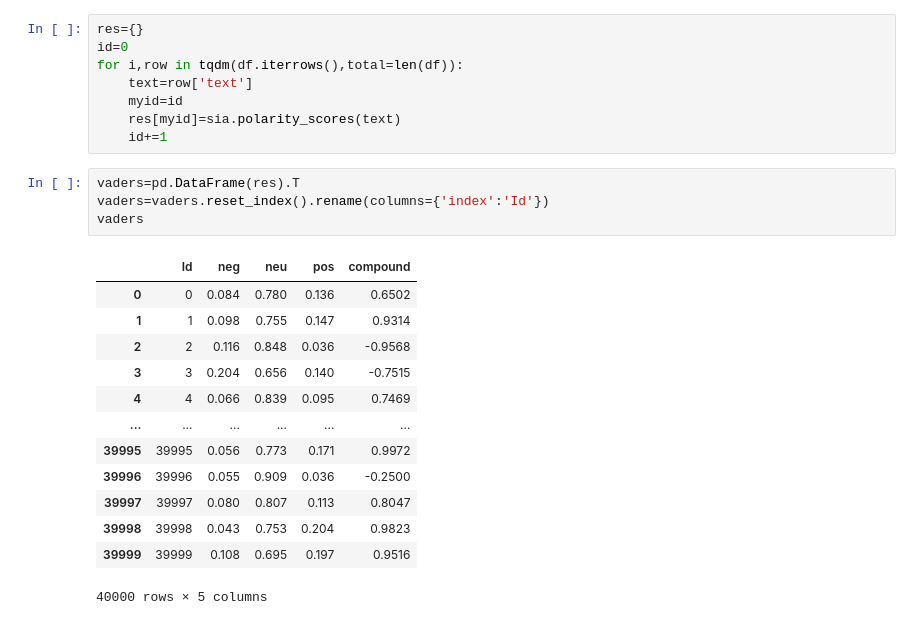
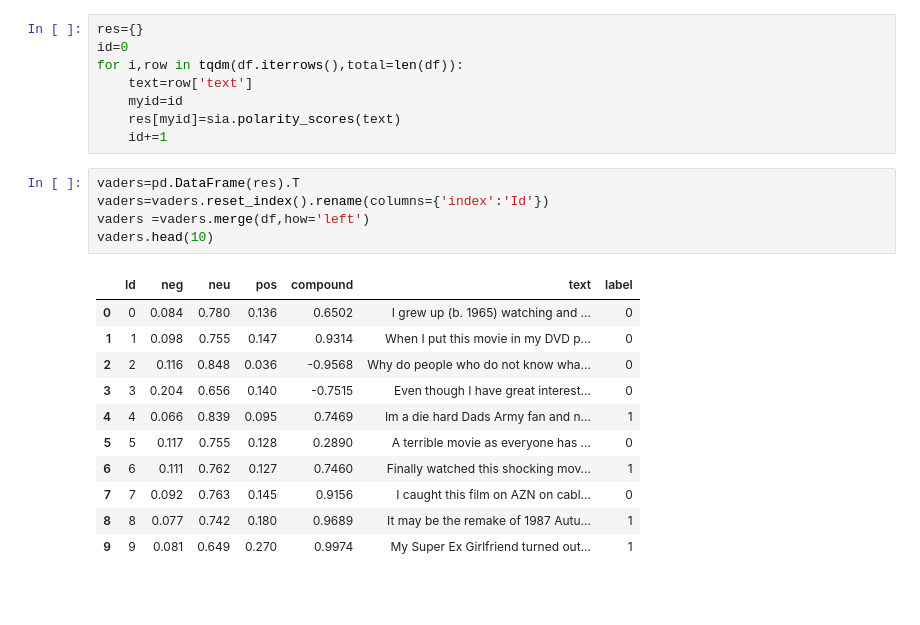
Before and after one commit to tommf00/Data-Science-Portfolio, a Jupyter notebook: Sentiment Analysis IMDB/sentiment_analysis_imdb.ipynb, the cells around one changed output. Drawn from its saved outputs; the diff is of its cells as text; blank space fills up the shorter version.

```diff
--- a/Sentiment Analysis IMDB/sentiment_analysis_imdb.ipynb
+++ b/Sentiment Analysis IMDB/sentiment_analysis_imdb.ipynb
@@ -134,18 +135,17 @@ for i,row in tqdm(df.iterrows(),total=len(df)):
 # %%
 vaders=pd.DataFrame(res).T
 vaders=vaders.reset_index().rename(columns={'index':'Id'})
-vaders
+vaders =vaders.merge(df,how='left')
+vaders.head(10)
 # %% [output]
-|  | Id | neg | neu | pos | compound |
-| 0 | 0 | 0.084 | 0.780 | 0.136 | 0.6502 |
-| 1 | 1 | 0.098 | 0.755 | 0.147 | 0.9314 |
-| 2 | 2 | 0.116 | 0.848 | 0.036 | -0.9568 |
-| 3 | 3 | 0.204 | 0.656 | 0.140 | -0.7515 |
-| 4 | 4 | 0.066 | 0.839 | 0.095 | 0.7469 |
-| ... | ... | ... | ... | ... | ... |
-| 39995 | 39995 | 0.056 | 0.773 | 0.171 | 0.9972 |
-| 39996 | 39996 | 0.055 | 0.909 | 0.036 | -0.2500 |
-| 39997 | 39997 | 0.080 | 0.807 | 0.113 | 0.8047 |
-| 39998 | 39998 | 0.043 | 0.753 | 0.204 | 0.9823 |
-| 39999 | 39999 | 0.108 | 0.695 | 0.197 | 0.9516 |
+|  | Id | neg | neu | pos | compound | text | label |
+| 0 | 0 | 0.084 | 0.780 | 0.136 | 0.6502 | I grew up (b. 1965) watching and ... | 0 |
+| 1 | 1 | 0.098 | 0.755 | 0.147 | 0.9314 | When I put this movie in my DVD p... | 0 |
+| 2 | 2 | 0.116 | 0.848 | 0.036 | -0.9568 | Why do people who do not know wha... | 0 |
+| 3 | 3 | 0.204 | 0.656 | 0.140 | -0.7515 | Even though I have great interest... | 0 |
+| 4 | 4 | 0.066 | 0.839 | 0.095 | 0.7469 | Im a die hard Dads Army fan and n... | 1 |
+| 5 | 5 | 0.117 | 0.755 | 0.128 | 0.2890 | A terrible movie as everyone has ... | 0 |
+| 6 | 6 | 0.111 | 0.762 | 0.127 | 0.7460 | Finally watched this shocking mov... | 1 |
+| 7 | 7 | 0.092 | 0.763 | 0.145 | 0.9156 | I caught this film on AZN on cabl... | 0 |
+| 8 | 8 | 0.077 | 0.742 | 0.180 | 0.9689 | It may be the remake of 1987 Autu... | 1 |
+| 9 | 9 | 0.081 | 0.649 | 0.270 | 0.9974 | My Super Ex Girlfriend turned out... | 1 |
-40000 rows × 5 columns
```
Also changed, not shown: parts of 27 cells of this notebook.
